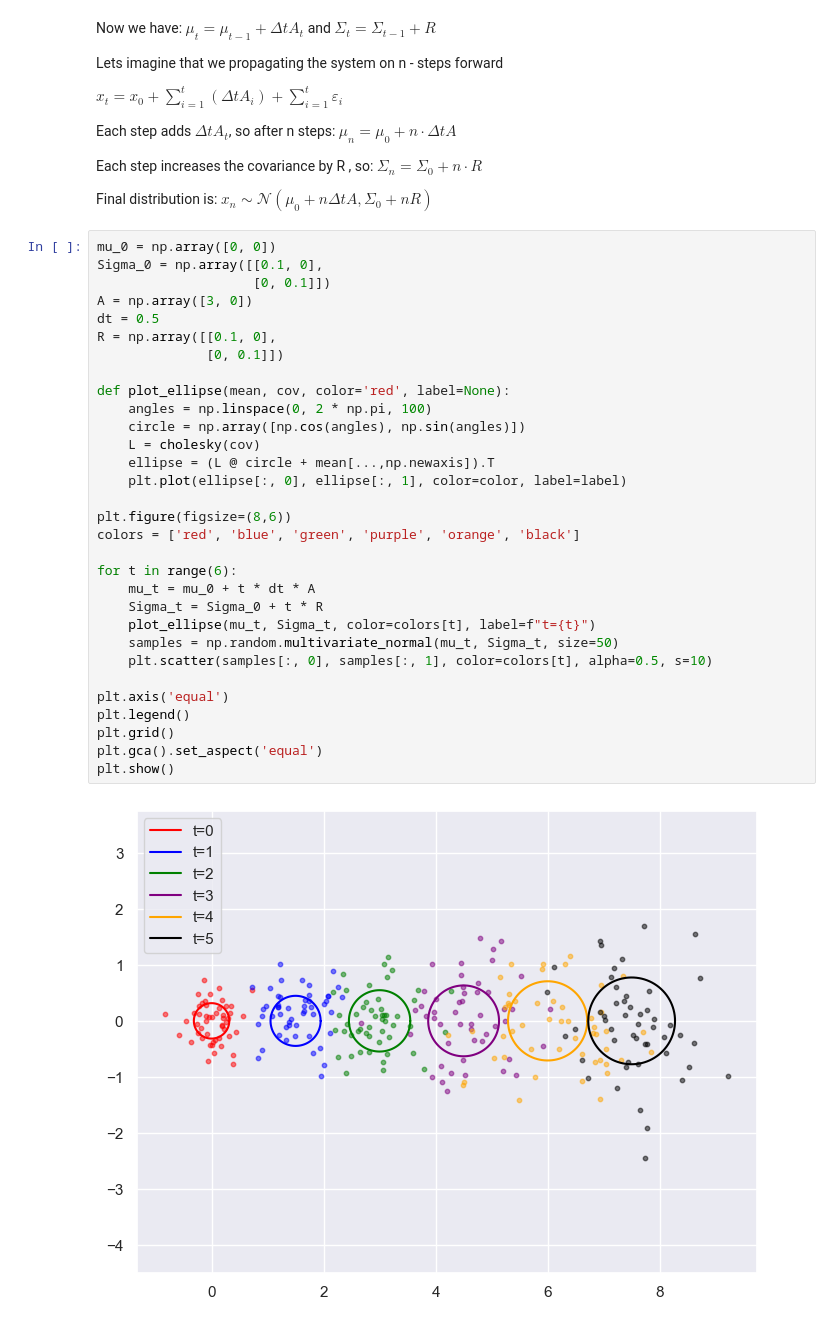
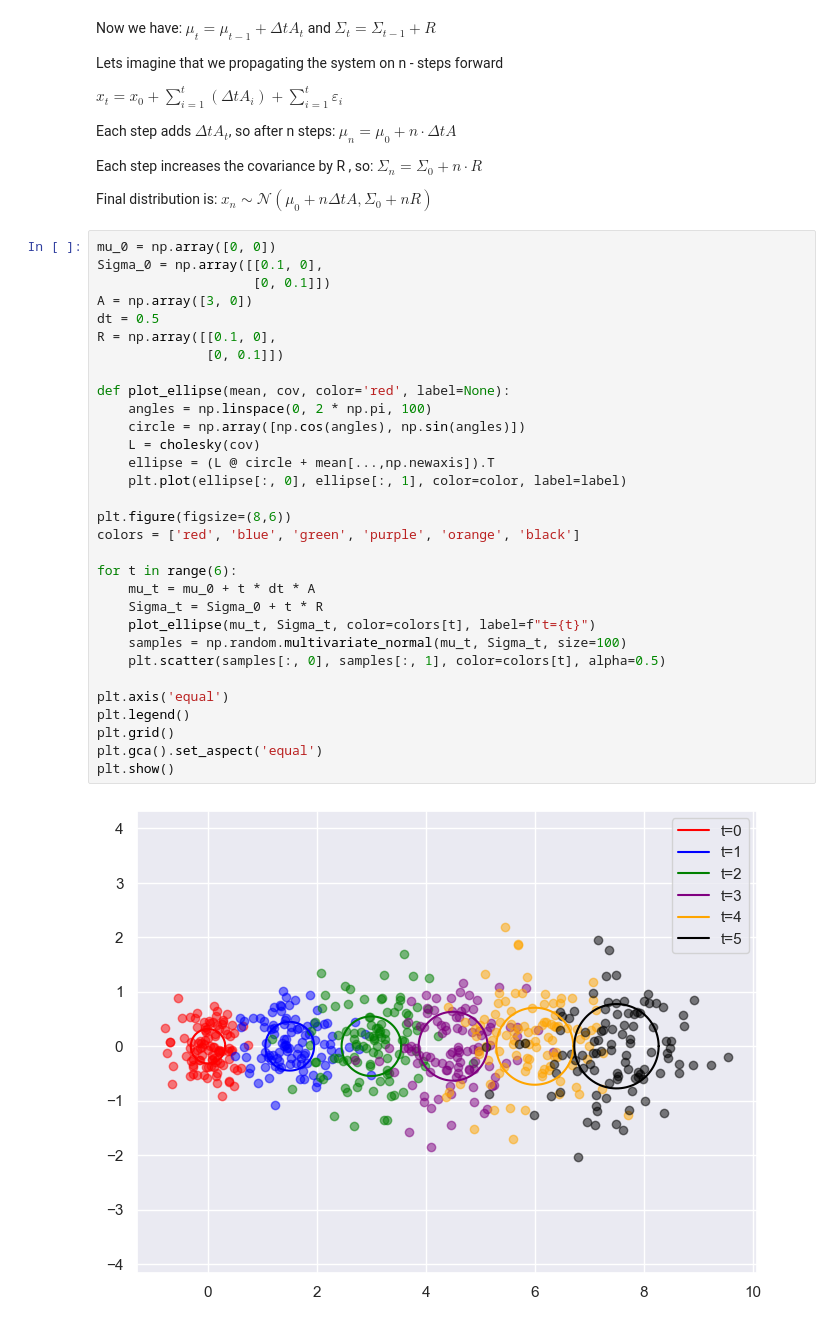
Before and after one commit to HerMak56/perception-in-robotics, a Jupyter notebook: HomeWork/PS1/PS1_Solution.ipynb, the cells around one changed output. Saved outputs shown, nothing was run; the diff lists cells and outputs as text.

```diff
--- a/HomeWork/PS1/PS1_Solution.ipynb
+++ b/HomeWork/PS1/PS1_Solution.ipynb
@@ -345,33 +347,33 @@ $
 # %%
 mu_0 = np.array([0, 0])
 Sigma_0 = np.array([[0.1, 0],
                     [0, 0.1]])
 A = np.array([3, 0])
 dt = 0.5
 R = np.array([[0.1, 0],
               [0, 0.1]])
 
 def plot_ellipse(mean, cov, color='red', label=None):
     angles = np.linspace(0, 2 * np.pi, 100)
     circle = np.array([np.cos(angles), np.sin(angles)])
     L = cholesky(cov)
     ellipse = (L @ circle + mean[...,np.newaxis]).T
     plt.plot(ellipse[:, 0], ellipse[:, 1], color=color, label=label)
 
 plt.figure(figsize=(8,6))
 colors = ['red', 'blue', 'green', 'purple', 'orange', 'black']
 
 for t in range(6):
     mu_t = mu_0 + t * dt * A
     Sigma_t = Sigma_0 + t * R
     plot_ellipse(mu_t, Sigma_t, color=colors[t], label=f"t={t}")
-    samples = np.random.multivariate_normal(mu_t, Sigma_t, size=50)
-    plt.scatter(samples[:, 0], samples[:, 1], color=colors[t], alpha=0.5, s=10)
+    samples = np.random.multivariate_normal(mu_t, Sigma_t, size=100)
+    plt.scatter(samples[:, 0], samples[:, 1], color=colors[t], alpha=0.5)
 
 plt.axis('equal')
 plt.legend()
 plt.grid()
 plt.gca().set_aspect('equal')
 plt.show()
 # %% [output]
-[figure, old version]
+[figure, new version]
```
Also changed, not shown: parts of 5 cells of this notebook.
